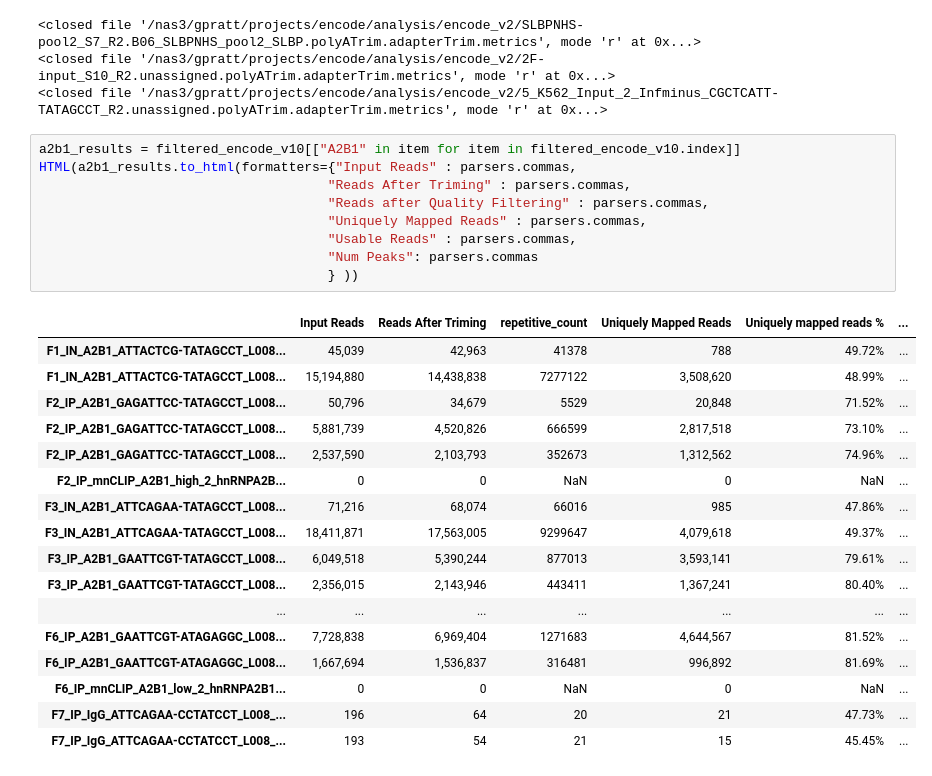
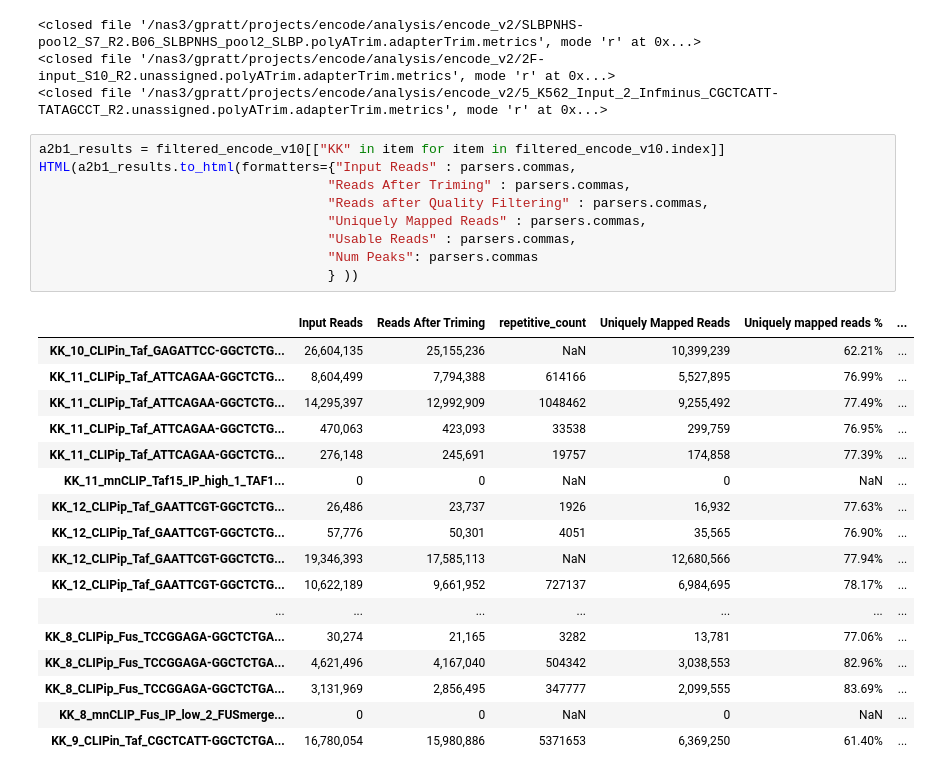
Before and after one commit to gpratt/iPython_Notebook, a Jupyter notebook: taf15/fet_clip_mn_qc.ipynb, the cells around one changed output. Cells and saved outputs as stored; diff of their text form.

```diff
--- a/taf15/fet_clip_mn_qc.ipynb
+++ b/taf15/fet_clip_mn_qc.ipynb
@@ -41,29 +44,29 @@ filtered_encode_v10 = encode_v10[[ "Input Reads",
 <closed file '/nas3/gpratt/projects/encode/analysis/encode_v2/2F-input_S10_R2.unassigned.polyATrim.adapterTrim.metrics', mode 'r' at 0x...>
 <closed file '/nas3/gpratt/projects/encode/analysis/encode_v2/5_K562_Input_2_Infminus_CGCTCATT-TATAGCCT_R2.unassigned.polyATrim.adapterTrim.metrics', mode 'r' at 0x...>
 # %%
-a2b1_results = filtered_encode_v10[["A2B1" in item for item in filtered_encode_v10.index]]
+a2b1_results = filtered_encode_v10[["KK" in item for item in filtered_encode_v10.index]]
 HTML(a2b1_results.to_html(formatters={"Input Reads" : parsers.commas,
                                      "Reads After Triming" : parsers.commas,
                                      "Reads after Quality Filtering" : parsers.commas,
                                      "Uniquely Mapped Reads" : parsers.commas,
                                      "Usable Reads" : parsers.commas,
                                      "Num Peaks": parsers.commas
                                      } ))
 # %% [output]
 |  | Input Reads | Reads After Triming | repetitive_count | Uniquely Mapped Reads | Uniquely mapped reads % | ... |
-| F1_IN_A2B1_ATTACTCG-TATAGCCT_L008... | 45,039 | 42,963 | 41378 | 788 | 49.72% | ... |
-| F1_IN_A2B1_ATTACTCG-TATAGCCT_L008... | 15,194,880 | 14,438,838 | 7277122 | 3,508,620 | 48.99% | ... |
-| F2_IP_A2B1_GAGATTCC-TATAGCCT_L008... | 50,796 | 34,679 | 5529 | 20,848 | 71.52% | ... |
-| F2_IP_A2B1_GAGATTCC-TATAGCCT_L008... | 5,881,739 | 4,520,826 | 666599 | 2,817,518 | 73.10% | ... |
-| F2_IP_A2B1_GAGATTCC-TATAGCCT_L008... | 2,537,590 | 2,103,793 | 352673 | 1,312,562 | 74.96% | ... |
-| F2_IP_mnCLIP_A2B1_high_2_hnRNPA2B... | 0 | 0 | NaN | 0 | NaN | ... |
-| F3_IN_A2B1_ATTCAGAA-TATAGCCT_L008... | 71,216 | 68,074 | 66016 | 985 | 47.86% | ... |
-| F3_IN_A2B1_ATTCAGAA-TATAGCCT_L008... | 18,411,871 | 17,563,005 | 9299647 | 4,079,618 | 49.37% | ... |
-| F3_IP_A2B1_GAATTCGT-TATAGCCT_L008... | 6,049,518 | 5,390,244 | 877013 | 3,593,141 | 79.61% | ... |
-| F3_IP_A2B1_GAATTCGT-TATAGCCT_L008... | 2,356,015 | 2,143,946 | 443411 | 1,367,241 | 80.40% | ... |
+| KK_10_CLIPin_Taf_GAGATTCC-GGCTCTG... | 26,604,135 | 25,155,236 | NaN | 10,399,239 | 62.21% | ... |
+| KK_11_CLIPip_Taf_ATTCAGAA-GGCTCTG... | 8,604,499 | 7,794,388 | 614166 | 5,527,895 | 76.99% | ... |
+| KK_11_CLIPip_Taf_ATTCAGAA-GGCTCTG... | 14,295,397 | 12,992,909 | 1048462 | 9,255,492 | 77.49% | ... |
+| KK_11_CLIPip_Taf_ATTCAGAA-GGCTCTG... | 470,063 | 423,093 | 33538 | 299,759 | 76.95% | ... |
+| KK_11_CLIPip_Taf_ATTCAGAA-GGCTCTG... | 276,148 | 245,691 | 19757 | 174,858 | 77.39% | ... |
+| KK_11_mnCLIP_Taf15_IP_high_1_TAF1... | 0 | 0 | NaN | 0 | NaN | ... |
+| KK_12_CLIPip_Taf_GAATTCGT-GGCTCTG... | 26,486 | 23,737 | 1926 | 16,932 | 77.63% | ... |
+| KK_12_CLIPip_Taf_GAATTCGT-GGCTCTG... | 57,776 | 50,301 | 4051 | 35,565 | 76.90% | ... |
+| KK_12_CLIPip_Taf_GAATTCGT-GGCTCTG... | 19,346,393 | 17,585,113 | NaN | 12,680,566 | 77.94% | ... |
+| KK_12_CLIPip_Taf_GAATTCGT-GGCTCTG... | 10,622,189 | 9,661,952 | 727137 | 6,984,695 | 78.17% | ... |
 | ... | ... | ... | ... | ... | ... | ... |
-| F6_IP_A2B1_GAATTCGT-ATAGAGGC_L008... | 7,728,838 | 6,969,404 | 1271683 | 4,644,567 | 81.52% | ... |
-| F6_IP_A2B1_GAATTCGT-ATAGAGGC_L008... | 1,667,694 | 1,536,837 | 316481 | 996,892 | 81.69% | ... |
-| F6_IP_mnCLIP_A2B1_low_2_hnRNPA2B1... | 0 | 0 | NaN | 0 | NaN | ... |
-| F7_IP_IgG_ATTCAGAA-CCTATCCT_L008_... | 196 | 64 | 20 | 21 | 47.73% | ... |
-| F7_IP_IgG_ATTCAGAA-CCTATCCT_L008_... | 193 | 54 | 21 | 15 | 45.45% | ... |
+| KK_8_CLIPip_Fus_TCCGGAGA-GGCTCTGA... | 30,274 | 21,165 | 3282 | 13,781 | 77.06% | ... |
+| KK_8_CLIPip_Fus_TCCGGAGA-GGCTCTGA... | 4,621,496 | 4,167,040 | 504342 | 3,038,553 | 82.96% | ... |
+| KK_8_CLIPip_Fus_TCCGGAGA-GGCTCTGA... | 3,131,969 | 2,856,495 | 347777 | 2,099,555 | 83.69% | ... |
+| KK_8_mnCLIP_Fus_IP_low_2_FUSmerge... | 0 | 0 | NaN | 0 | NaN | ... |
+| KK_9_CLIPin_Taf_CGCTCATT-GGCTCTGA... | 16,780,054 | 15,980,886 | 5371653 | 6,369,250 | 61.40% | ... |
```
Also changed, not shown: parts of 1 cell of this notebook.
